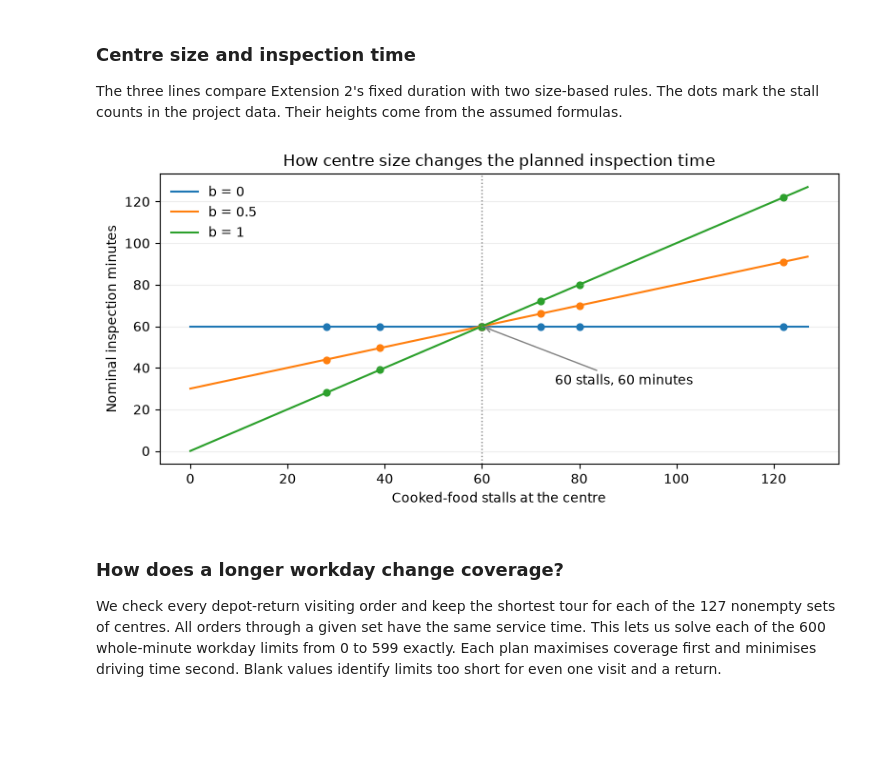
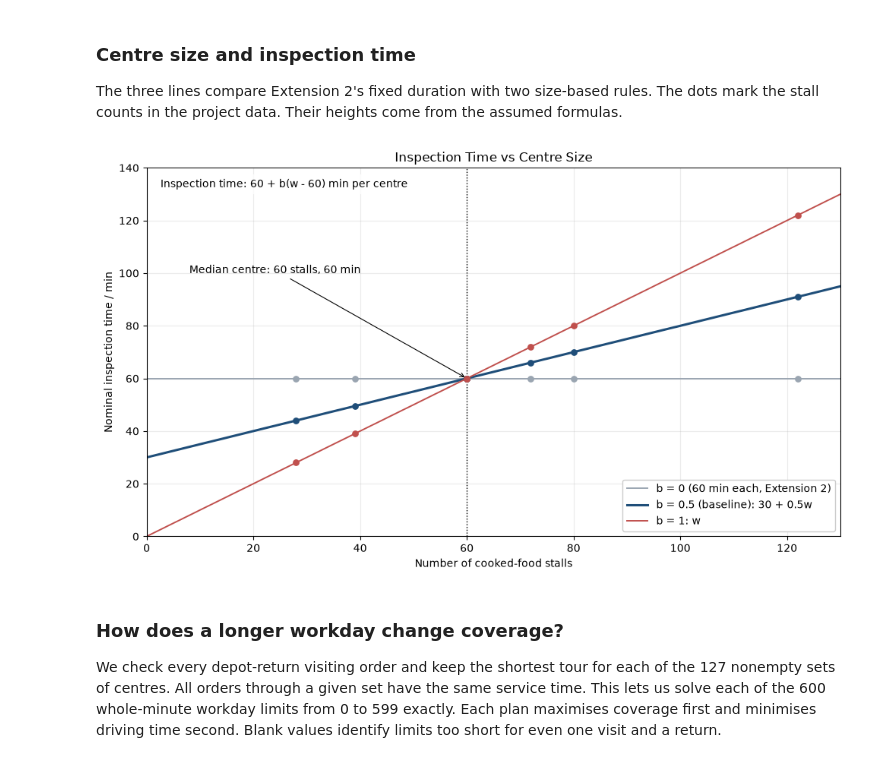
Before and after one commit to chiabingxuan/DBA5103-Hawker-Inspection, a Jupyter notebook: src/extension_3.ipynb, the cells around one changed output. Cells and saved outputs as stored; diff of their text form; code cells hidden in the pictures; blank space fills up the shorter version.

```diff
--- a/src/extension_3.ipynb
+++ b/src/extension_3.ipynb
@@ -151,23 +222,29 @@ display(inputs.round(2))
 
 The three lines compare Extension 2's fixed duration with two size-based rules. The dots mark the stall counts in the project data. Their heights come from the assumed formulas.
 # %%
-fig, ax = plt.subplots(figsize=(8, 4))
-sizes = np.linspace(0, max(w) + 5, 180)
+fig, ax = plt.subplots(figsize=(10, 5.8))
+sizes = np.linspace(0, max(w) + 8, 200)
 for b in SLOPES:
-    line, = ax.plot(sizes, 60 + b * (sizes - 60), label=f"b = {b:g}")
+    colour, label, width = B_STYLES[b]
+    ax.plot(sizes, 60 + b * (sizes - 60), color=colour, linewidth=width, label=label)
     centre_times, _ = duration_inputs(b, 0.0)
-    ax.scatter(w[1:], centre_times[1:], color=line.get_color(), s=24)
-ax.axvline(60, color="grey", linestyle=":", linewidth=1)
-ax.annotate("60 stalls, 60 minutes", xy=(60, 60), xytext=(75, 32),
-            arrowprops={"arrowstyle": "->", "color": "grey"})
-ax.set(xlabel="Cooked-food stalls at the centre", ylabel="Nominal inspection minutes",
-       title="How centre size changes the planned inspection time")
-ax.legend(frameon=False)
-ax.grid(axis="y", alpha=0.22)
+    ax.scatter(w[1:], centre_times[1:], color=colour, s=28, zorder=3)
+ax.axvline(60, color="black", linestyle=":", linewidth=1)
+ax.annotate("Median centre: 60 stalls, 60 min", xy=(60, 60), xytext=(8, 100),
+            arrowprops=dict(arrowstyle="->", lw=0.8))
+ax.set_title("Inspection Time vs Centre Size")
+ax.set_xlabel("Number of cooked-food stalls")
+ax.set_ylabel("Nominal inspection time / min")
+ax.set_xlim(0, max(w) + 8)
+ax.set_ylim(0, 140)
+note_box(ax, "Inspection time: 60 + b(w - 60) min per centre")
+ax.legend(frameon=True, facecolor="white", framealpha=1, loc="lower right")
+ax.grid(True, alpha=0.25)
 fig.tight_layout()
+save_figure(fig, "inspection_time")
 plt.show()
 # %% [output]
-[figure, old version]
+[figure, new version]
 # %% [markdown]
 ### How does a longer workday change coverage?
 
```
Also changed, not shown: parts of 44 cells of this notebook, 18 other files.
